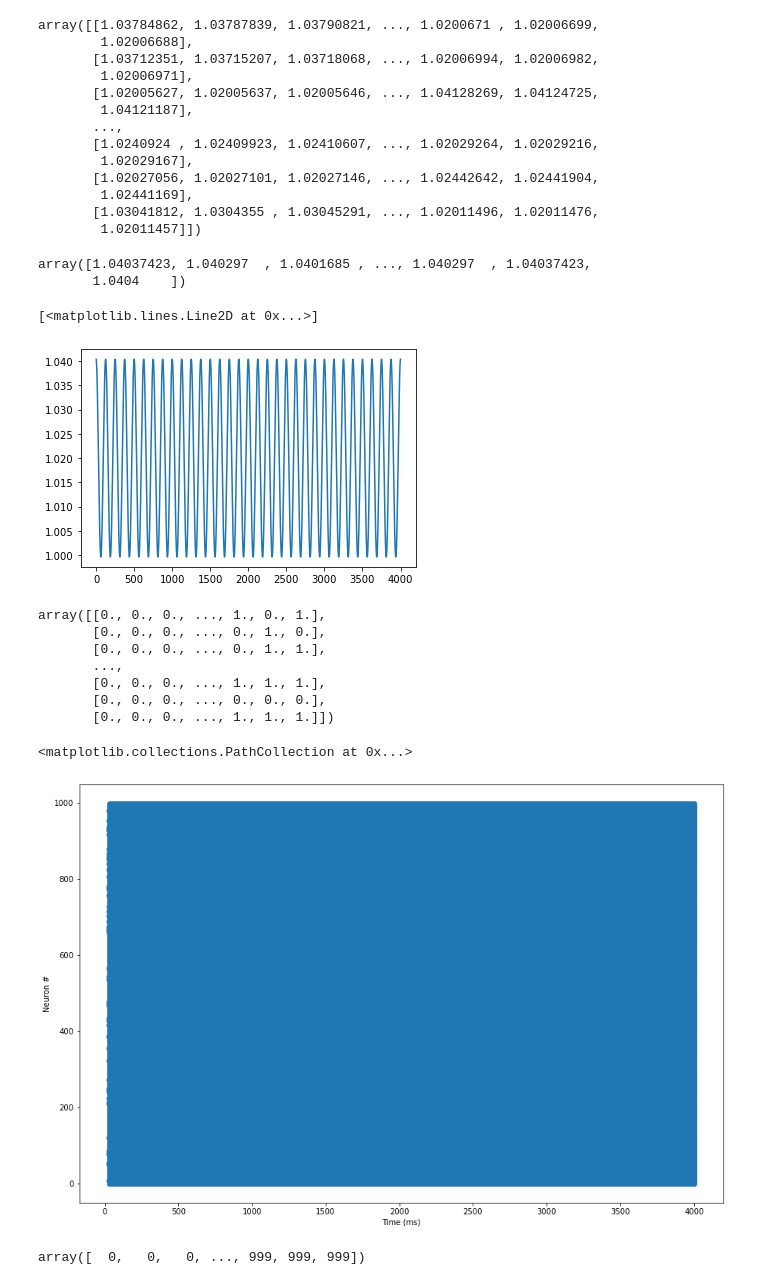
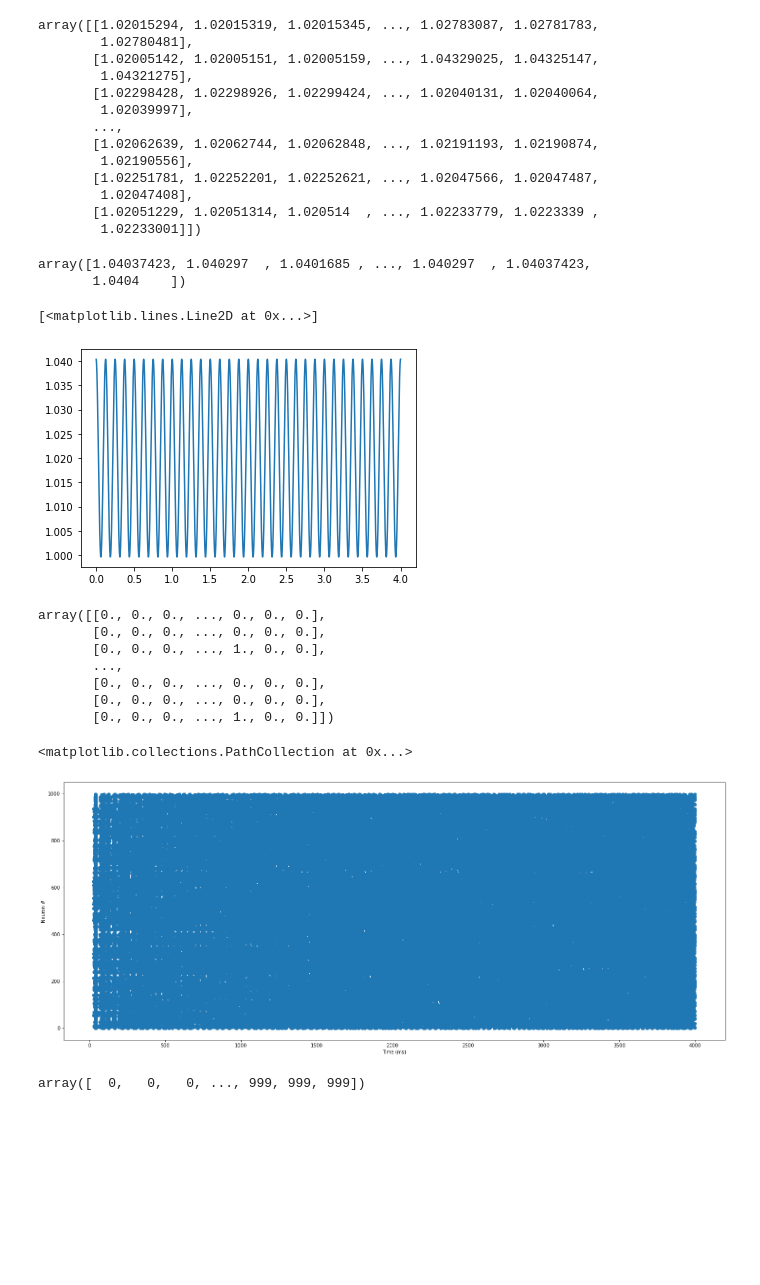
Before and after one commit to jkderrick028/neuralnet_midterm, a Jupyter notebook: implement_code.ipynb, the cells around one changed output. Saved outputs shown, nothing was run; the diff lists cells and outputs as text; code cells hidden in the pictures; blank space fills up the shorter version.

```diff
--- a/implement_code.ipynb
+++ b/implement_code.ipynb
@@ -7,8 +7,8 @@ import numpy as np
 # %%
 N = 1000; Ne = int( 0.8*N ); Ni = int( 0.2*N );
 
-T = 4000; # total time we want to simulate, 4 s
-dt = 1; # 1 ms temporal resolution
+T = 4; # total time we want to simulate, 4 s
+dt = 0.001; # 1 ms temporal resolution
 
 time = np.linspace(dt,T, int(T/dt)) # time in ms
 # %%
@@ -137,25 +137,25 @@ for i in range(Ne):
         I_ext_ex[i,t] = I0 * (1 + lambda_e*np.exp(-np.abs(positions[i]-x0[t])/l))
 I_ext_ex
 # %% [output]
-array([[1.03784862, 1.03787839, 1.03790821, ..., 1.0200671 , 1.02006699,
-        1.02006688],
-       [1.03712351, 1.03715207, 1.03718068, ..., 1.02006994, 1.02006982,
-        1.02006971],
-       [1.02005627, 1.02005637, 1.02005646, ..., 1.04128269, 1.04124725,
-        1.04121187],
+array([[1.02015294, 1.02015319, 1.02015345, ..., 1.02783087, 1.02781783,
+        1.02780481],
+       [1.02005142, 1.02005151, 1.02005159, ..., 1.04329025, 1.04325147,
+        1.04321275],
+       [1.02298428, 1.02298926, 1.02299424, ..., 1.02040131, 1.02040064,
+        1.02039997],
        ...,
-       [1.0240924 , 1.02409923, 1.02410607, ..., 1.02029264, 1.02029216,
-        1.02029167],
-       [1.02027056, 1.02027101, 1.02027146, ..., 1.02442642, 1.02441904,
-        1.02441169],
-       [1.03041812, 1.0304355 , 1.03045291, ..., 1.02011496, 1.02011476,
-        1.02011457]])
+       [1.02062639, 1.02062744, 1.02062848, ..., 1.02191193, 1.02190874,
+        1.02190556],
+       [1.02251781, 1.02252201, 1.02252621, ..., 1.02047566, 1.02047487,
+        1.02047408],
+       [1.02051229, 1.02051314, 1.020514  , ..., 1.02233779, 1.0223339 ,
+        1.02233001]])
 # %%
 # Equ. 10
 I_ext_in = np.zeros(len(time))
 
 for t in range(len(time)):
-    I_ext_in[t] = I0 * (1 + lambda_i * np.cos(2*np.pi*time[t]*8/1000)) # 6-9 Hz
+    I_ext_in[t] = I0 * (1 + lambda_i * np.cos(2*np.pi*time[t]*8)) # 6-9 Hz
 
 I_ext_in
 # %% [output]
@@ -165,7 +165,7 @@ array([1.04037423, 1.040297  , 1.0401685 , ..., 1.040297  , 1.04037423,
 plt.plot(time, I_ext_in)
 # %% [output]
 [<matplotlib.lines.Line2D at 0x...>]
-[figure, old version]
+[figure, new version]
 # %%
 # I_ext = combine I_ext_ex and I_ext_in
 I_ext = np.zeros([N, len(time)])
@@ -196,9 +196,9 @@ Is = I_ex - I_in
 V = np.zeros([N, len(time)])
 V[:,0] = Vres
 # %%
-tau_ex = 6
-tau_in = 4
-tau = 20
+tau_ex = 6/1000
+tau_in = 4/1000
+tau = 20/1000
 # %%
 # Equ. 3
 def integrate_and_fire(V, t_spike_time, t, Is):
@@ -223,21 +223,21 @@ for t in range(1,len(time)):
 # %%
 t_spike
 # %% [output]
-array([[0., 0., 0., ..., 1., 0., 1.],
-       [0., 0., 0., ..., 0., 1., 0.],
-       [0., 0., 0., ..., 0., 1., 1.],
+array([[0., 0., 0., ..., 0., 0., 0.],
+       [0., 0., 0., ..., 0., 0., 0.],
+       [0., 0., 0., ..., 1., 0., 0.],
        ...,
-       [0., 0., 0., ..., 1., 1., 1.],
        [0., 0., 0., ..., 0., 0., 0.],
-       [0., 0., 0., ..., 1., 1., 1.]])
+       [0., 0., 0., ..., 0., 0., 0.],
+       [0., 0., 0., ..., 1., 0., 0.]])
 # %%
-plt.figure(figsize=(15,10))
+plt.figure(figsize=(25,10))
 plt.xlabel('Time (ms)')
 plt.ylabel('Neuron #')
 plt.scatter(np.where(t_spike==1)[1], np.where(t_spike==1)[0])
 # %% [output]
 <matplotlib.collections.PathCollection at 0x...>
-[figure, old version]
+[figure, new version]
 # %%
 np.where(t_spike==1)[0]
 # %% [output]
```
Also changed, not shown: parts of 4 cells of this notebook.
